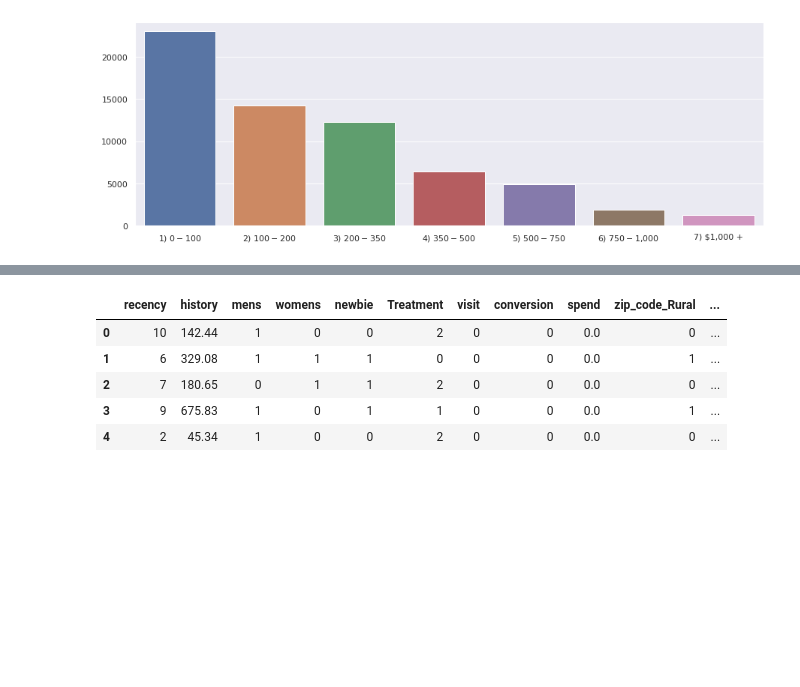
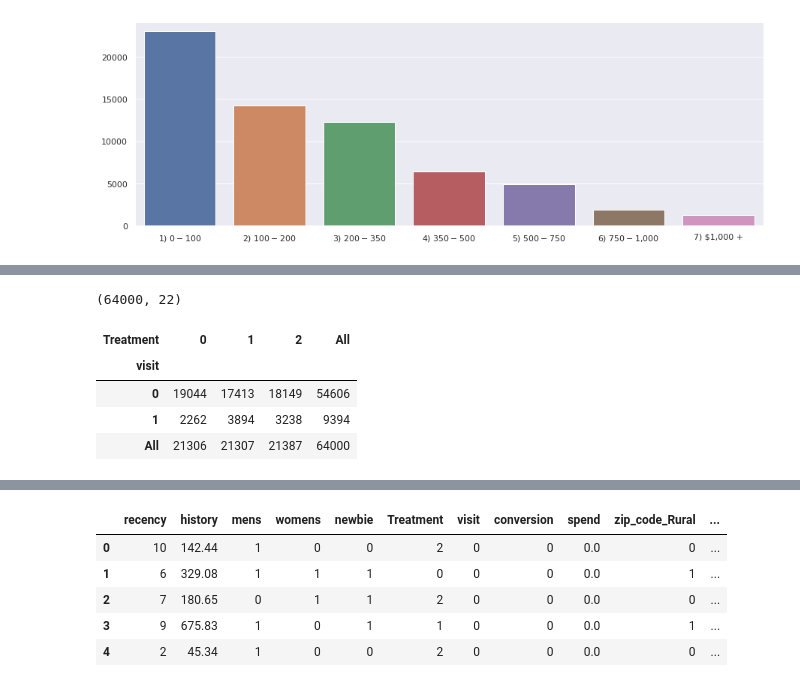
Before and after one commit to CoopXAdvancedAnalytics/Predictive_Analytics, a Jupyter notebook: APA_Econml_Hilstrom.ipynb, the cells around one changed output, grey strips where cells are left out. Cells and saved outputs as stored; diff of their text form; code cells hidden in the pictures; blank space fills up the shorter version.

```diff
--- a/APA_Econml_Hilstrom.ipynb
+++ b/APA_Econml_Hilstrom.ipynb
@@ -171,3 +194,15 @@ for col in dummy_cols:
 
 treatment_encoder = {'No E-Mail': 0, 'Mens E-Mail': 1, 'Womens E-Mail': 2}
 df['Treatment'] = df['Treatment'].apply(lambda x: treatment_encoder[x])
+# %%
+df.shape
+# %% [output]
+(64000, 22)
+# %%
+pd.crosstab(df['visit'],df['Treatment'], margins= True)
+# %% [output]
+| Treatment | 0 | 1 | 2 | All |
+| visit |  |  |  |  |
+| 0 | 19044 | 17413 | 18149 | 54606 |
+| 1 | 2262 | 3894 | 3238 | 9394 |
+| All | 21306 | 21307 | 21387 | 64000 |
```
Also changed, not shown: parts of 21 cells of this notebook.
